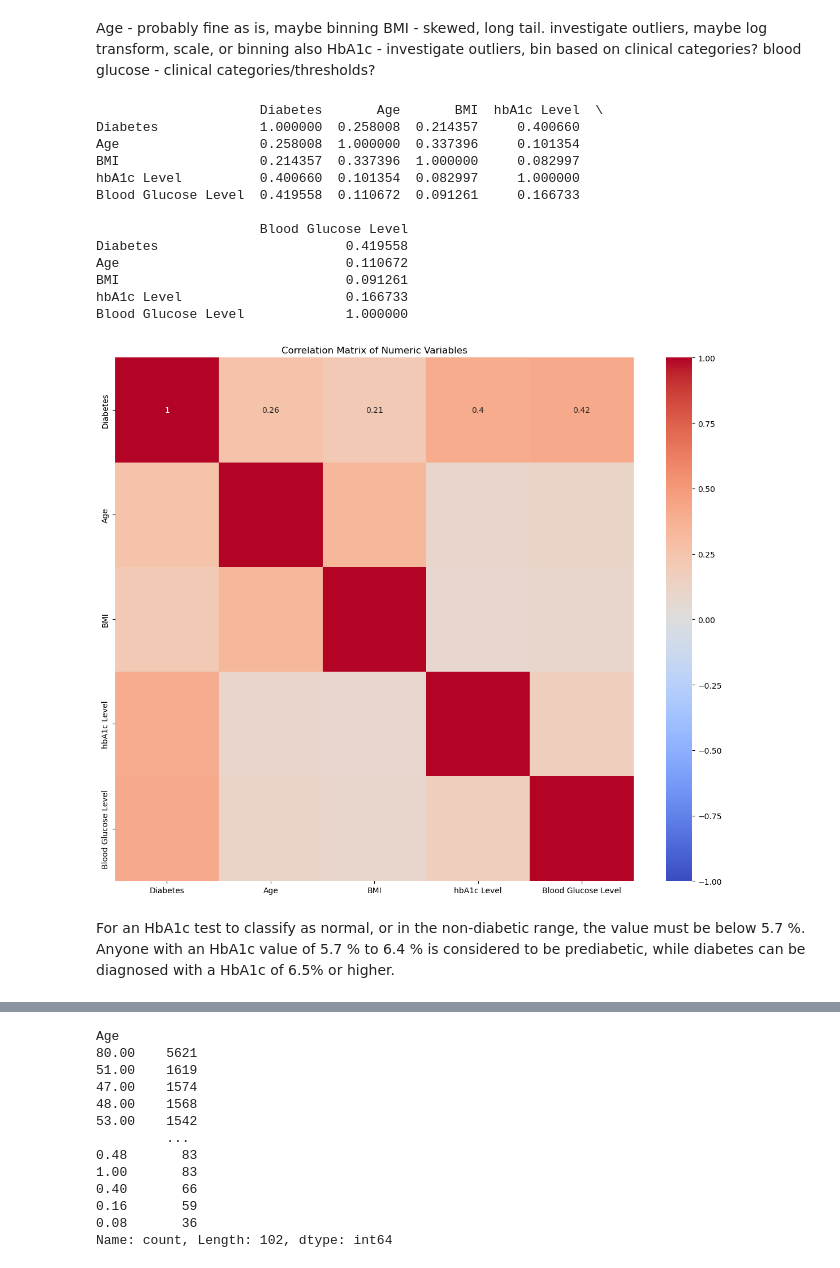
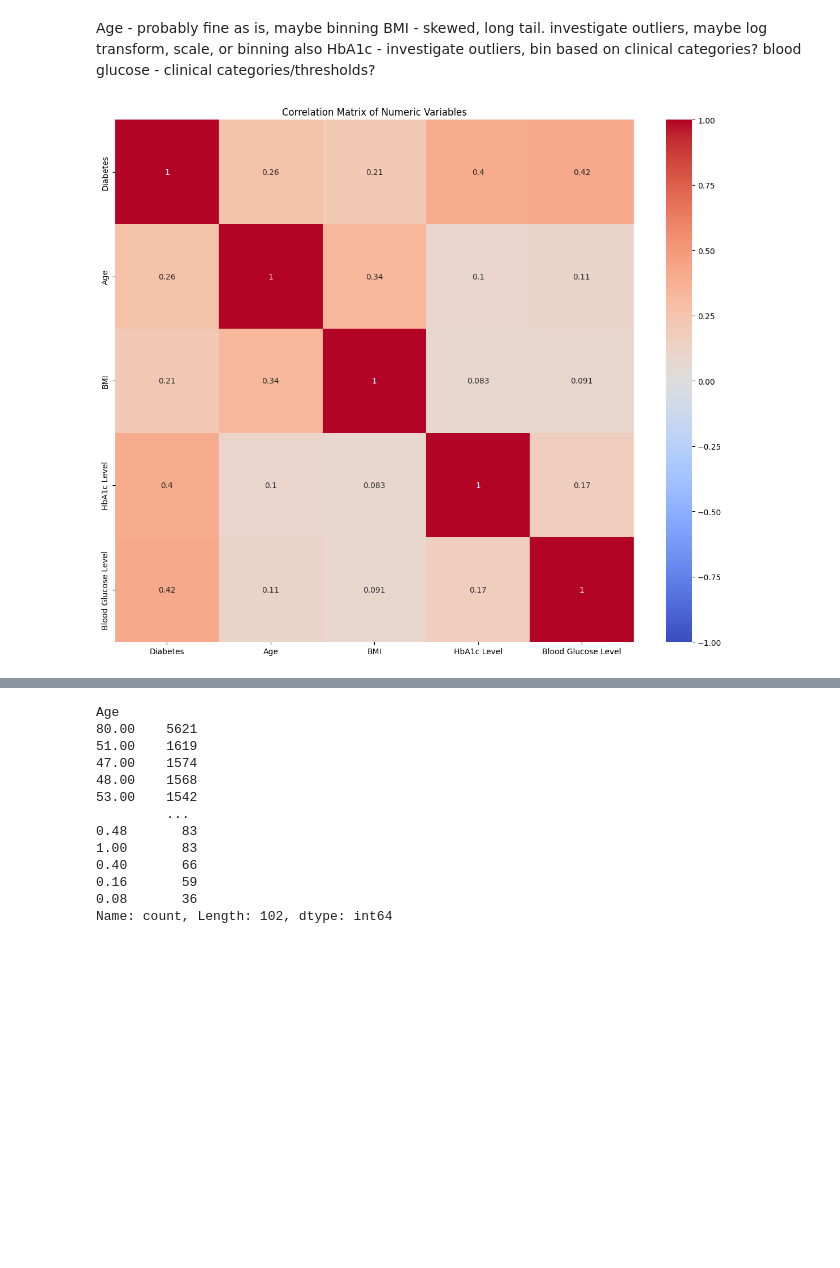
Before and after one commit to piiop/group-project-2, a Jupyter notebook: analysis.ipynb, the cells around one changed output, grey strips where cells are left out. Saved outputs shown, nothing was run; the diff lists cells and outputs as text; code cells hidden in the pictures; blank space fills up the shorter version.

```diff
--- a/analysis.ipynb
+++ b/analysis.ipynb
@@ -260,38 +360,20 @@ blood glucose - clinical categories/thresholds?
 # %%
 # Create a Correlation matrix to examine numeric columns relationship with target
 
 # Select numeric columns
-numeric_columns = ['Diabetes','Age', 'BMI', 'hbA1c Level', 'Blood Glucose Level']
+numeric_columns = ['Diabetes','Age', 'BMI', 'HbA1c Level', 'Blood Glucose Level']
 numeric_df = df[numeric_columns]
 
 correlation_matrix = numeric_df.corr()
-
-# Print the correlation matrix
-print(correlation_matrix)
 
 # Create a heatmap of the correlation matrix
 plt.figure(figsize=(12, 10))
 sns.heatmap(correlation_matrix, annot=True, cmap='coolwarm', vmax=1, vmin=-1, center=0)
 plt.title('Correlation Matrix of Numeric Variables')
 plt.tight_layout()
 plt.show()
 # %% [output]
-                     Diabetes       Age       BMI  hbA1c Level  \
-Diabetes             1.000000  0.258008  0.214357     0.400660
-Age                  0.258008  1.000000  0.337396     0.101354
-BMI                  0.214357  0.337396  1.000000     0.082997
-hbA1c Level          0.400660  0.101354  0.082997     1.000000
-Blood Glucose Level  0.419558  0.110672  0.091261     0.166733
-
-                     Blood Glucose Level
-Diabetes                        0.419558
-Age                             0.110672
-BMI                             0.091261
-hbA1c Level                     0.166733
-Blood Glucose Level             1.000000
-[figure, old version]
+[figure, new version]
-# %% [markdown]
-For an HbA1c test to classify as normal, or in the non-diabetic range, the value must be below 5.7 %. Anyone with an HbA1c value of 5.7 % to 6.4 % is considered to be prediabetic, while diabetes can be diagnosed with a HbA1c of 6.5% or higher.
 # %%
 df.describe()
 # %% [output]
```
Also changed, not shown: parts of 47 cells of this notebook, 2 other files.
